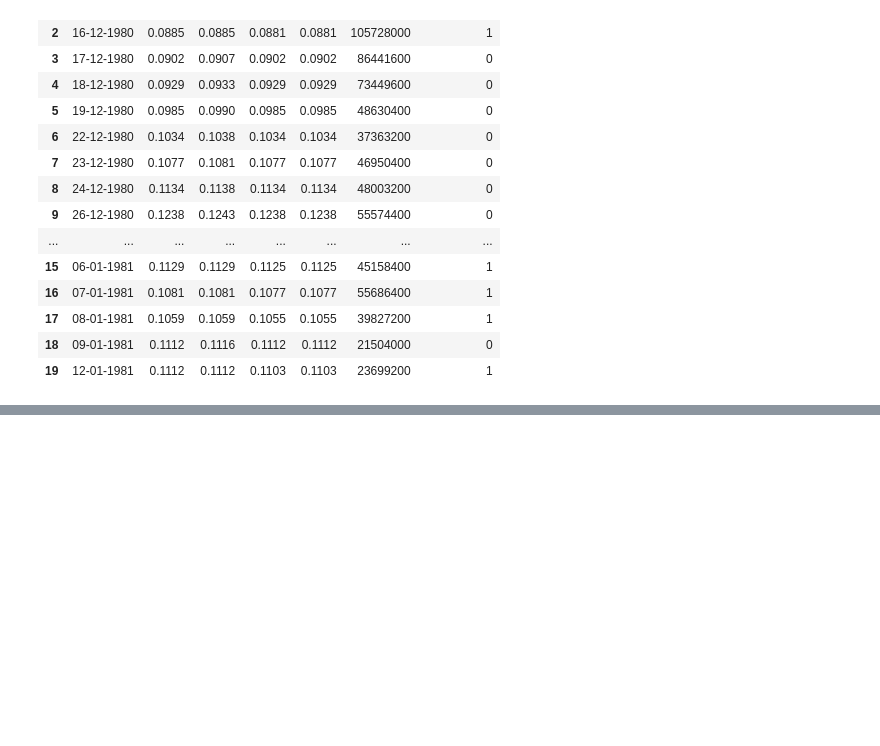
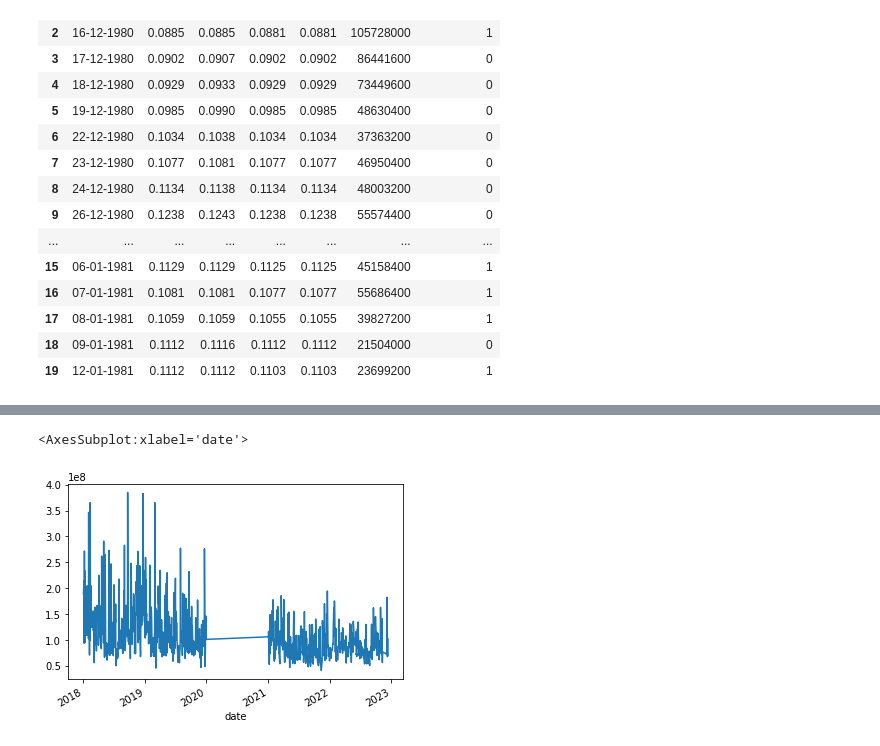
Before and after one commit to Shambhurajdesai/Time-Series, a Jupyter notebook: Untitled.ipynb, the cells around one changed output, grey strips where cells are left out. Drawn from its saved outputs; the diff is of its cells as text; code cells hidden in the pictures; blank space fills up the shorter version.

```diff
--- a/Untitled.ipynb
+++ b/Untitled.ipynb
@@ -282,0 +243,11 @@ df['date'] = pd.to_datetime(df['date'])
+# %%
+df_2018 = pd.DataFrame(df[(df['date']>='01-01-2018') & (df['date']<='31-12-2018')])
+df_2019 = pd.DataFrame(df[(df['date']>='01-01-2019') & (df['date']<='31-12-2019')])
+df_2020 = pd.DataFrame(df[(df['date']>='01-01-2021') & (df['date']<='31-12-2021')])
+df_2021 = pd.DataFrame(df[(df['date']>='01-01-2021') & (df['date']<='31-12-2021')])
+df_2022 = pd.DataFrame(df[(df['date']>='01-01-2022') & (df['date']<='31-12-2022')])
+# %%
+dff = pd.concat([df_2018,df_2019,df_2020,df_2021,df_2022],axis=0)
+# dff= np.transpose(dff)
+# %%
+dff.set_index('date',inplace=True)
@@ -282,0 +271,5 @@ df['date'] = pd.to_datetime(df['date'])
+# %%
+dff.volume.plot()
+# %% [output]
+<AxesSubplot:xlabel='date'>
+[figure, added]
```
Also changed, not shown: parts of 35 cells of this notebook.
